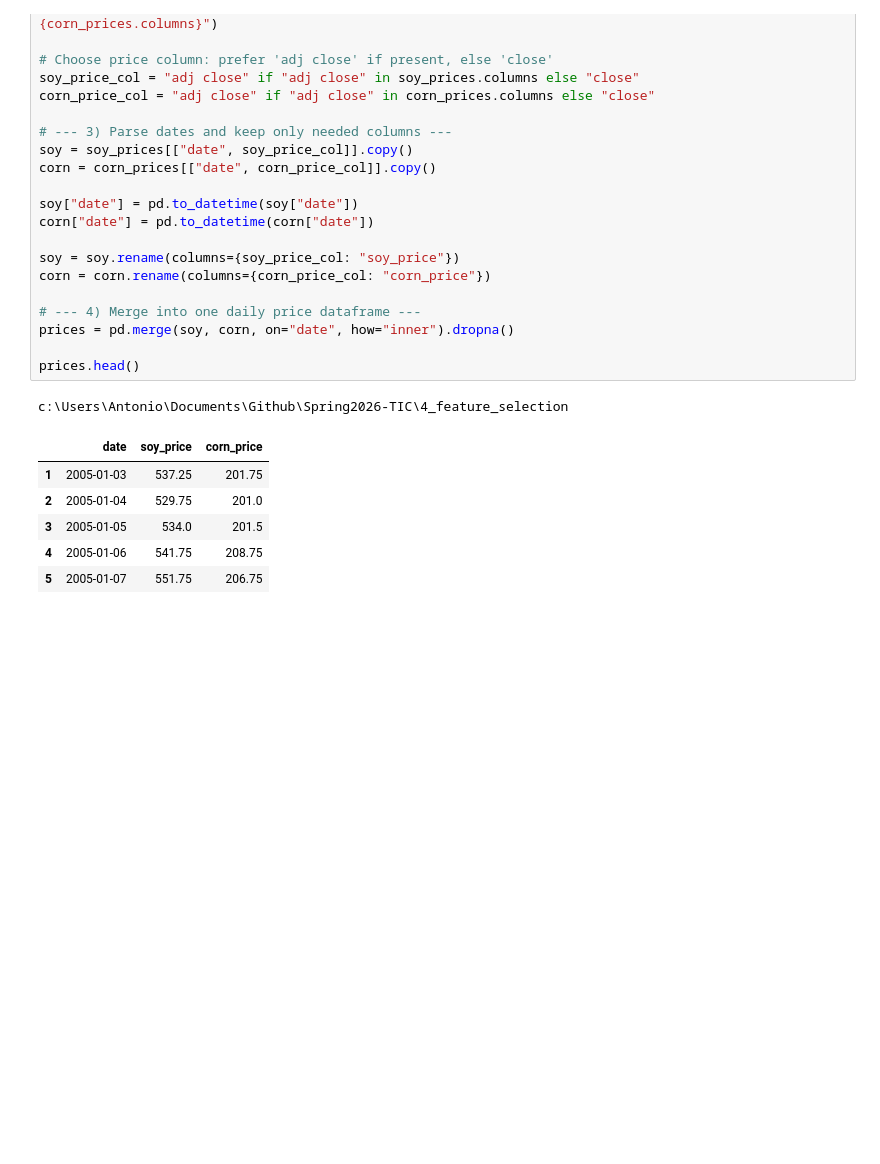
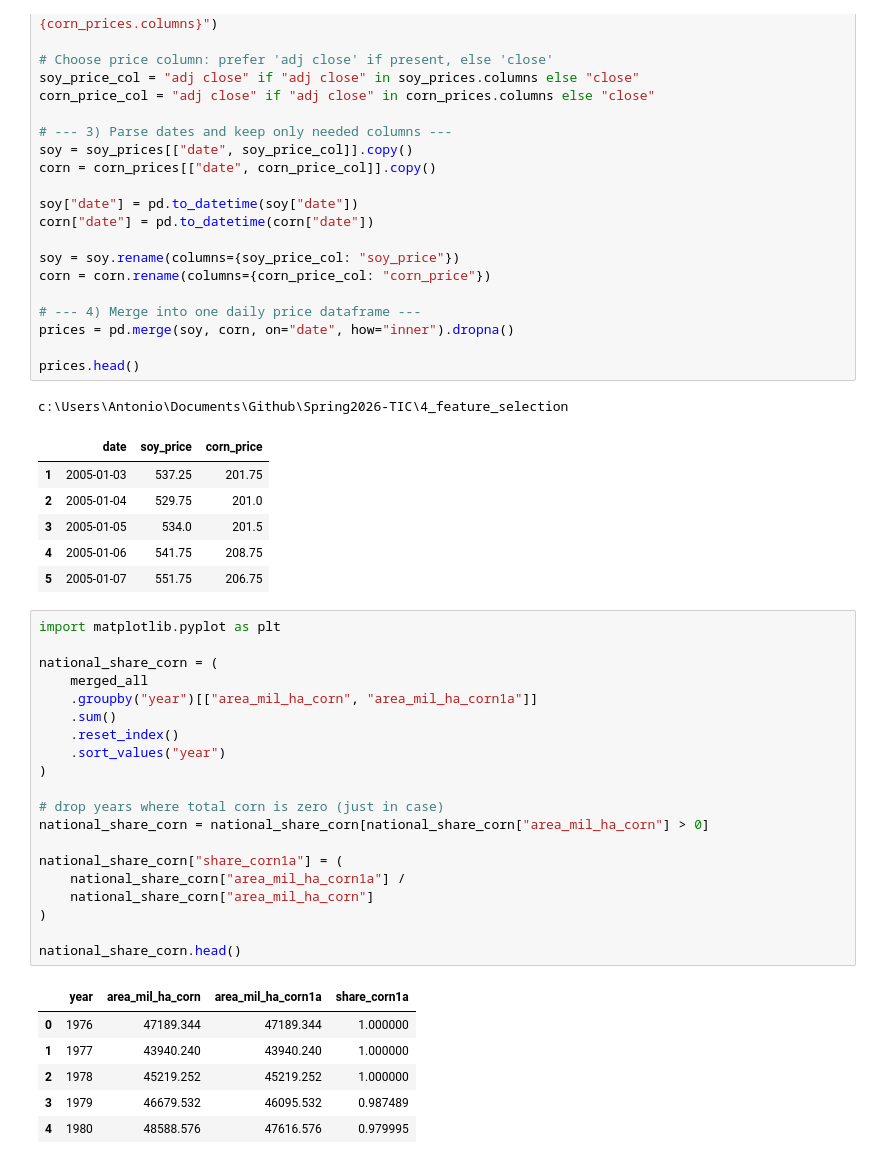
Before and after one commit to wiktorgrocholewski/Spring2026-TIC, a Jupyter notebook: 4_feature_selection/Antonio_model.ipynb, the cells around one changed output. Drawn from its saved outputs; the diff is of its cells as text; blank space fills up the shorter version.

```diff
--- a/4_feature_selection/Antonio_model.ipynb
+++ b/4_feature_selection/Antonio_model.ipynb
@@ -420,3 +442,30 @@ c:\Users\Antonio\Documents\Github\Spring2026-TIC\4_feature_selection
 | 3 | 2005-01-05 | 534.0 | 201.5 |
 | 4 | 2005-01-06 | 541.75 | 208.75 |
 | 5 | 2005-01-07 | 551.75 | 206.75 |
+# %%
+import matplotlib.pyplot as plt
+
+national_share_corn = (
+    merged_all
+    .groupby("year")[["area_mil_ha_corn", "area_mil_ha_corn1a"]]
+    .sum()
+    .reset_index()
+    .sort_values("year")
+)
+
+# drop years where total corn is zero (just in case)
+national_share_corn = national_share_corn[national_share_corn["area_mil_ha_corn"] > 0]
+
+national_share_corn["share_corn1a"] = (
+    national_share_corn["area_mil_ha_corn1a"] /
+    national_share_corn["area_mil_ha_corn"]
+)
+
+national_share_corn.head()
+# %% [output]
+|  | year | area_mil_ha_corn | area_mil_ha_corn1a | share_corn1a |
+| 0 | 1976 | 47189.344 | 47189.344 | 1.000000 |
+| 1 | 1977 | 43940.240 | 43940.240 | 1.000000 |
+| 2 | 1978 | 45219.252 | 45219.252 | 1.000000 |
+| 3 | 1979 | 46679.532 | 46095.532 | 0.987489 |
+| 4 | 1980 | 48588.576 | 47616.576 | 0.979995 |
```
Also changed, not shown: parts of 4 cells of this notebook.
